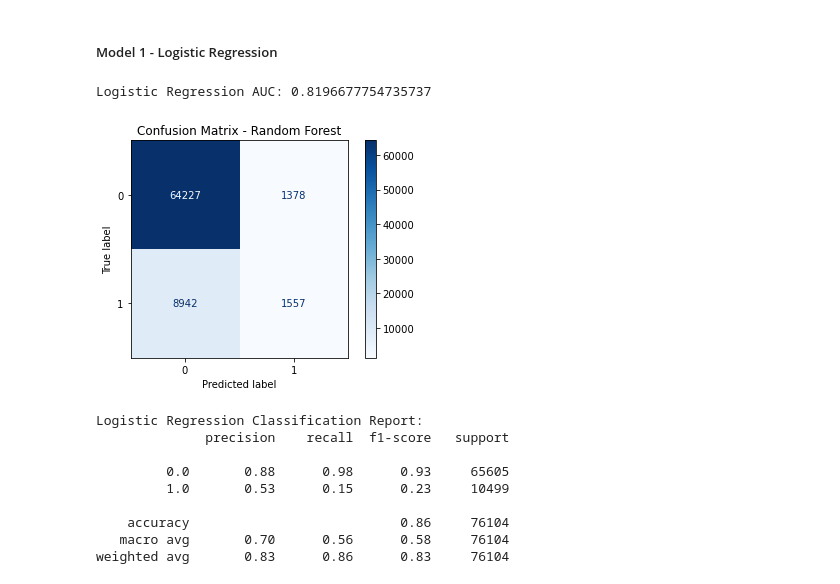
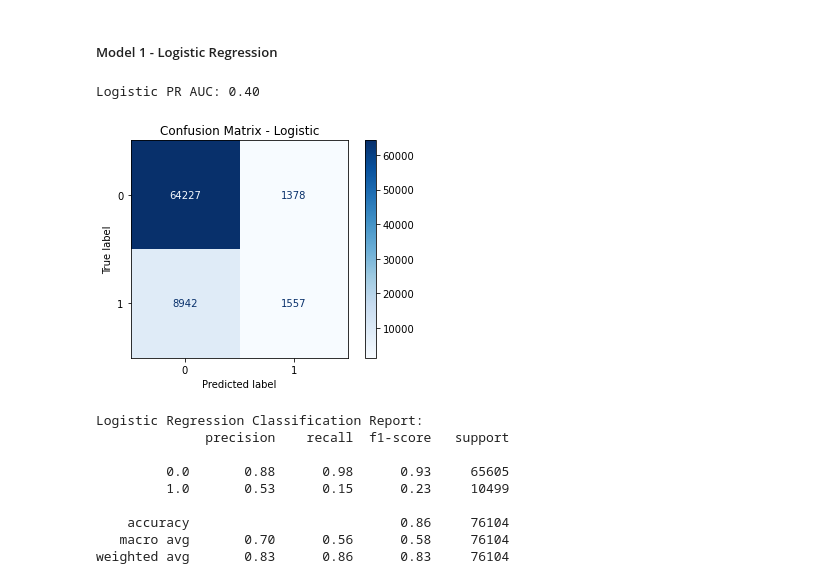
Before and after one commit to Kenzirey/ML-Assignment2, a Jupyter notebook: classification_train_evaluate.ipynb, the cells around one changed output. Drawn from its saved outputs; the diff is of its cells as text; code cells hidden in the pictures.

```diff
--- a/classification_train_evaluate.ipynb
+++ b/classification_train_evaluate.ipynb
@@ -51,22 +51,19 @@ logistic_model = LogisticRegression(max_iter=1000)
 logistic_model.fit(X_train, y_train)
 logistic_pred = logistic_model.predict(X_test)
 logistic_prob = logistic_model.predict_proba(X_test)[:, 1]
-logistic_cm = confusion_matrix(y_test, logistic_pred)
-logistic_fpr, logistic_tpr, _ = roc_curve(y_test, logistic_prob)
-logistic_auc = auc(logistic_fpr, logistic_tpr)
+logistic_precision, logistic_recall, _ = precision_recall_curve(y_test, logistic_prob)
+logistic_auc_pr = auc(logistic_recall, logistic_precision)
+print(f"Logistic PR AUC: {logistic_auc_pr:.2f}")
+# %% [output]
+Logistic PR AUC: 0.40
-# %%
-# Getting the numerical value of the AUC for the Logistic Regression Model.
-print(f"Logistic Regression AUC: {logistic_auc}")
-# %% [output]
-Logistic Regression AUC: 0.8196677754735737
 # %%
 # Confusion Matrix for Logistic Regression
 conf_matrix = confusion_matrix(y_test, logistic_pred)
 ConfusionMatrixDisplay(conf_matrix).plot(cmap="Blues")
-plt.title("Confusion Matrix - Random Forest")
+plt.title("Confusion Matrix - Logistic")
 plt.show()
 # %% [output]
-[figure, old version]
+[figure, new version]
 # %%
 print("Logistic Regression Classification Report:")
 print(classification_report(y_test, logistic_pred))
```
Also changed, not shown: parts of 21 cells of this notebook, 2 other files.
